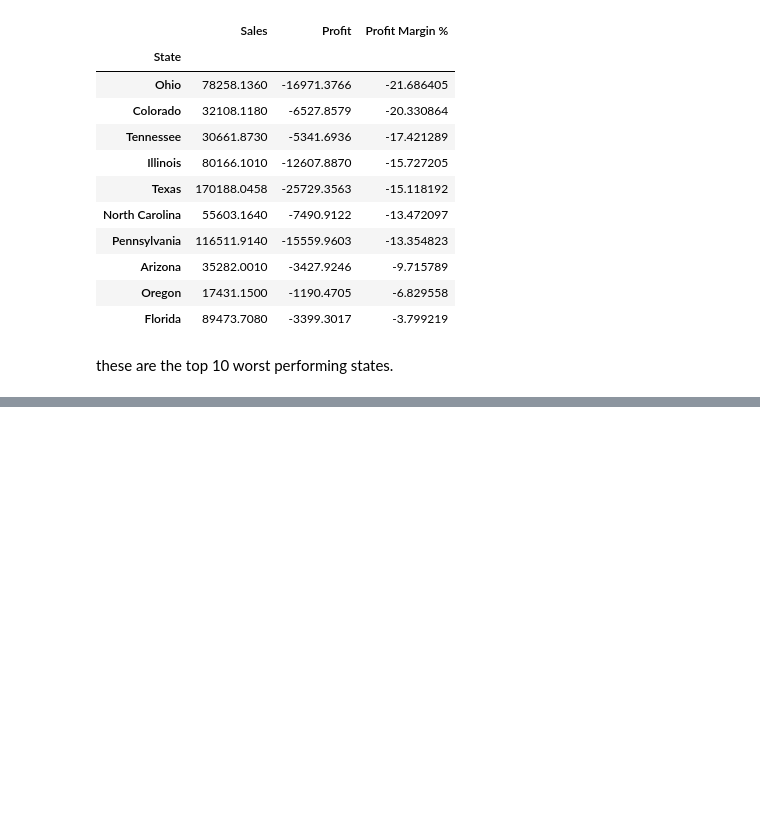
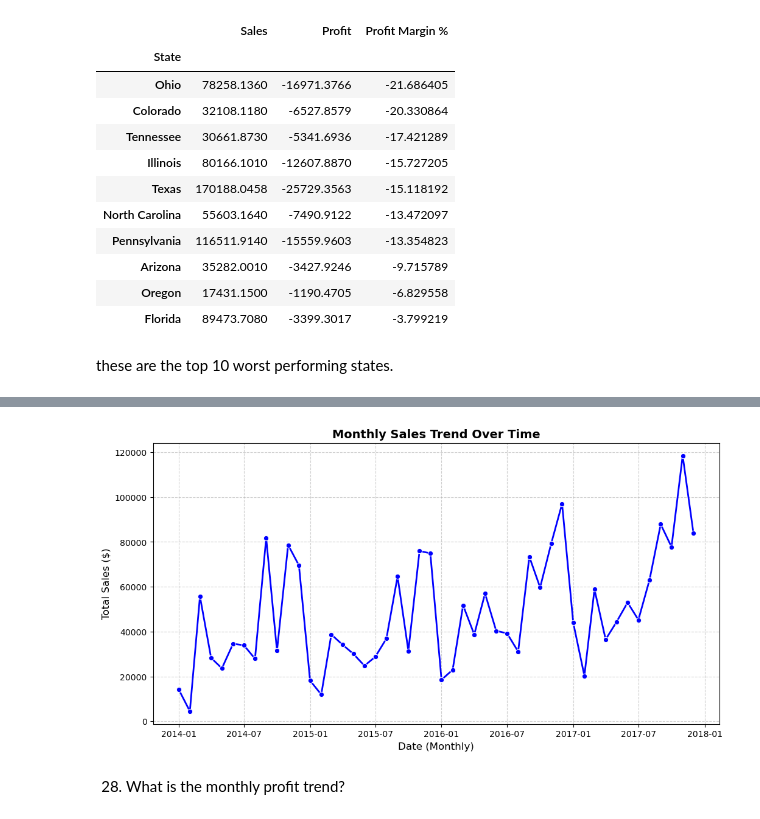
Before and after one commit to bikashsahani/superstore-sales-analysis, a Jupyter notebook: sales_analysis.ipynb, the cells around one changed output, grey strips where cells are left out. Cells and saved outputs as stored; diff of their text form; code cells hidden in the pictures; blank space fills up the shorter version.

Commit message:
added time bases analysis

```diff
--- a/sales_analysis.ipynb
+++ b/sales_analysis.ipynb
@@ -623,0 +628,11 @@ these are the top 10 worst performing states.
+# %%
+# Create a 'Year-Month' column for grouping (e.g., '2026-06')
+data['Year-Month'] = data['Order Date'].dt.to_period('M')
+
+# Group by the year-month period and sum the sales
+monthly_sales = data.groupby('Year-Month')['Sales'].sum().reset_index()
+
+# Convert 'Year-Month' back to timestamp format (makes it easier for plotting tools)
+monthly_sales['Year-Month'] = monthly_sales['Year-Month'].dt.to_timestamp()
+
+print(monthly_sales)
@@ -623,0 +657,19 @@ these are the top 10 worst performing states.
+# %%
+import matplotlib.pyplot as plt
+import seaborn as sns
+
+plt.figure(figsize=(12, 6))
+
+sns.lineplot(data=monthly_sales, x='Year-Month', y='Sales', marker='o', color='b', linewidth=2)
+
+plt.title('Monthly Sales Trend Over Time', fontsize=14, fontweight='bold')
+plt.xlabel('Date (Monthly)', fontsize=12)
+plt.ylabel('Total Sales ($)', fontsize=12)
+plt.grid(True, linestyle='--', alpha=0.6)
+
+# Display the plot
+plt.show()
+# %% [output]
+[figure, added]
+# %% [markdown]
+28. What is the monthly profit trend?
```
Also changed, not shown: parts of 12 cells of this notebook.
